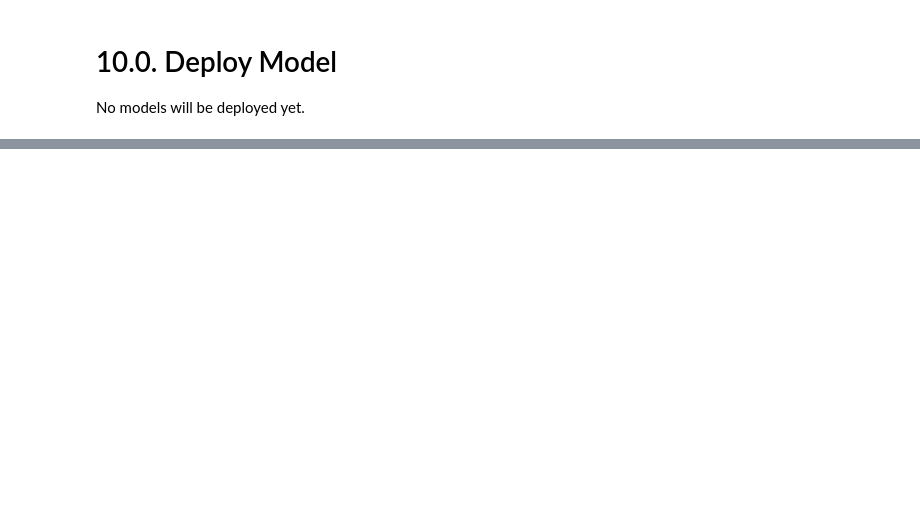
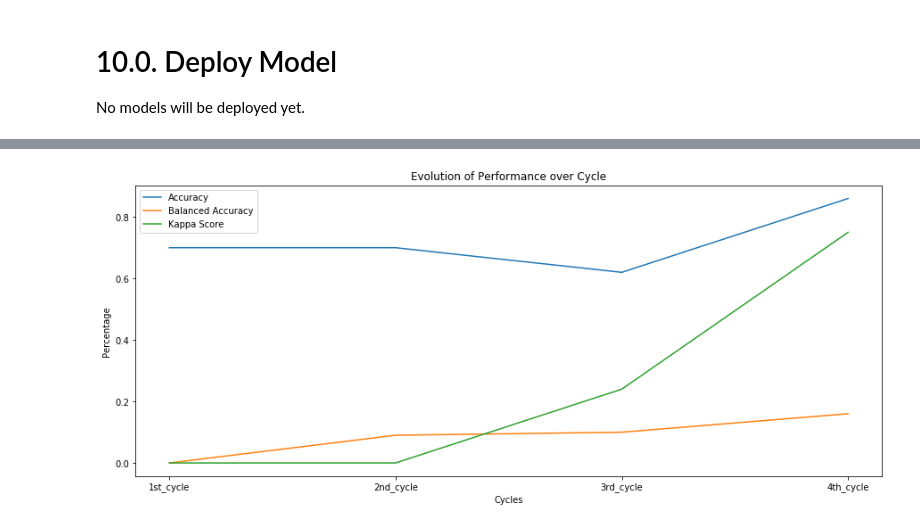
Before and after one commit to vinissouza/Airbnb-First-Booking-Forecast, a Jupyter notebook: Notebooks/4th-Cycle-Notebook-Data_Descriptive_&_Feature_Engineering.ipynb, the cells around one changed output, grey strips where cells are left out. Cells and saved outputs as stored; diff of their text form; code cells hidden in the pictures; blank space fills up the shorter version.

```diff
--- a/Notebooks/4th-Cycle-Notebook-Data_Descriptive_&_Feature_Engineering.ipynb
+++ b/Notebooks/4th-Cycle-Notebook-Data_Descriptive_&_Feature_Engineering.ipynb
@@ -788,0 +878,22 @@ No models will be deployed yet.
+# %%
+# first cycle performance load
+performance_1st_cycle = pd.read_csv('../Datasets/1st_cycle_performance')
+
+# second cycle performance load
+performance_2nd_cycle = pd.read_csv('../Datasets/2nd_cycle_performance')
+
+# third cycle performance load
+performance_3rd_cycle = pd.read_csv('../Datasets/3rd_cycle_performance')
+
+# join cycles dataframes
+performance = pd.concat([performance_1st_cycle,
+                         performance_2nd_cycle,
+                         performance_3rd_cycle,
+                         df_performance]).reset_index(drop=True)
+
+# filter baseline model
+performance = performance[(performance['model'] != 'Baseline Model') &
+                          (performance['model'] != 'Neural Network Model - CV')].fillna(0)
+
+# display performance
+performance
@@ -788,0 +906,25 @@ No models will be deployed yet.
+# %%
+plt.figure(figsize=(15,6))
+
+# formated metrics
+performance['acc'] = performance['acc'].apply(lambda x: str(x)[0:4]).astype(float)
+
+performance['balanced_acc'] = performance['balanced_acc'].apply(lambda x: str(x)[0:4]).astype(float)
+
+performance['kappa_score'] = performance['kappa_score'].apply(lambda x: str(x)[0:4]).astype(float)
+
+
+# Evolution of Performance over Cycles
+sns.lineplot(x='cycle', y='acc', data=performance)
+
+sns.lineplot(x='cycle', y='balanced_acc', data=performance)
+
+sns.lineplot(x='cycle', y='kappa_score', data=performance)
+
+# set legend and titles
+plt.legend(labels=['Accuracy','Balanced Accuracy', 'Kappa Score'])
+plt.title('Evolution of Performance over Cycle')
+plt.ylabel('Percentage')
+plt.xlabel('Cycles');
+# %% [output]
+[figure, added]
```
Also changed, not shown: parts of 48 cells of this notebook.
